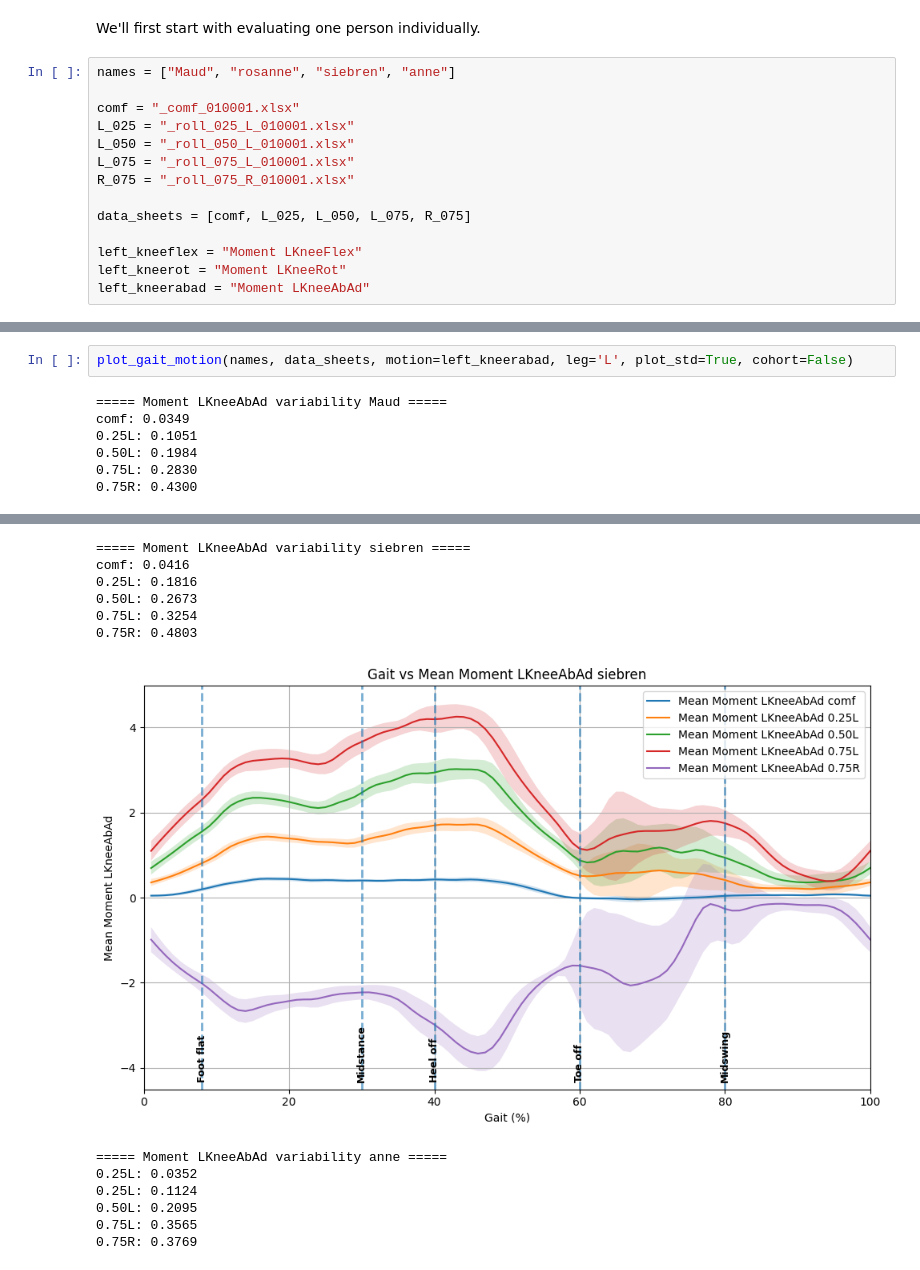
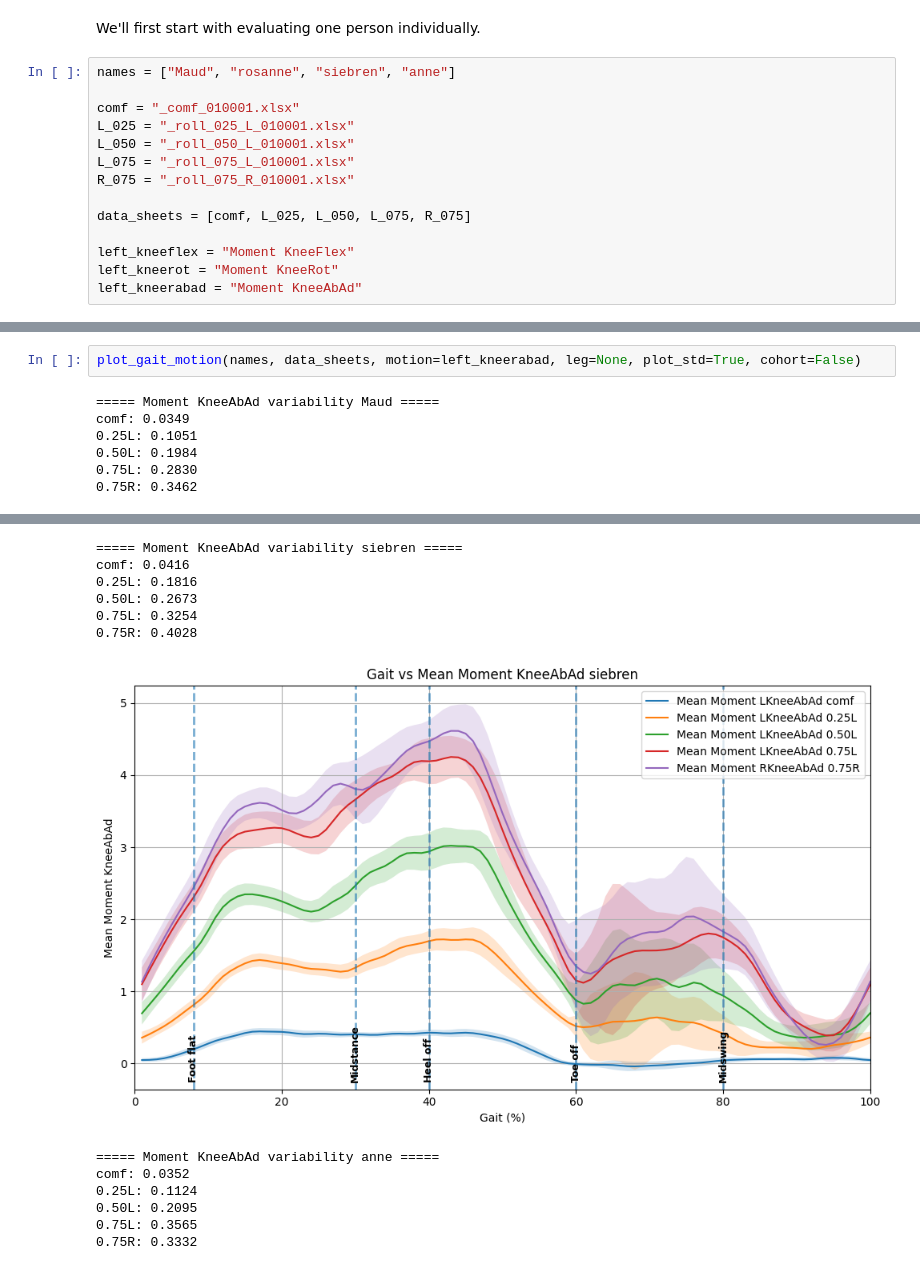
Before and after one commit to SiebrenBarten/Gangbeeldanalyse-ME, a Jupyter notebook: data_analyse.ipynb, the cells around one changed output, grey strips where cells are left out. Saved outputs shown, nothing was run; the diff lists cells and outputs as text.

Commit message:
Debugged code and made legend nice

```diff
--- a/data_analyse.ipynb
+++ b/data_analyse.ipynb
@@ -13,7 +13,7 @@ R_075 = "_roll_075_R_010001.xlsx"
 
 data_sheets = [comf, L_025, L_050, L_075, R_075]
 
-left_kneeflex = "Moment LKneeFlex"
-left_kneerot = "Moment LKneeRot"
-left_kneerabad = "Moment LKneeAbAd"
+left_kneeflex = "Moment KneeFlex"
+left_kneerot = "Moment KneeRot"
+left_kneerabad = "Moment KneeAbAd"
 # %%
@@ -105,9 +91,9 @@ comf: cohort mean std 0.0373
 # %%
-plot_gait_motion(names, data_sheets, motion=left_kneerabad, leg='L', plot_std=True, cohort=False)
+plot_gait_motion(names, data_sheets, motion=left_kneerabad, leg=None, plot_std=True, cohort=False)
 # %% [output]
-===== Moment LKneeAbAd variability Maud =====
+===== Moment KneeAbAd variability Maud =====
 comf: 0.0349
 0.25L: 0.1051
 0.50L: 0.1984
 0.75L: 0.2830
-0.75R: 0.4300
+0.75R: 0.3462
@@ -122,13 +108,13 @@ comf: 0.0355
-===== Moment LKneeAbAd variability siebren =====
+===== Moment KneeAbAd variability siebren =====
 comf: 0.0416
 0.25L: 0.1816
 0.50L: 0.2673
 0.75L: 0.3254
-0.75R: 0.4803
+0.75R: 0.4028
-[figure, old version]
+[figure, new version]
-===== Moment LKneeAbAd variability anne =====
-0.25L: 0.0352
+===== Moment KneeAbAd variability anne =====
+comf: 0.0352
 0.25L: 0.1124
 0.50L: 0.2095
 0.75L: 0.3565
-0.75R: 0.3769
+0.75R: 0.3332
```
Also changed, not shown: parts of 5 cells of this notebook, 2 other files.
